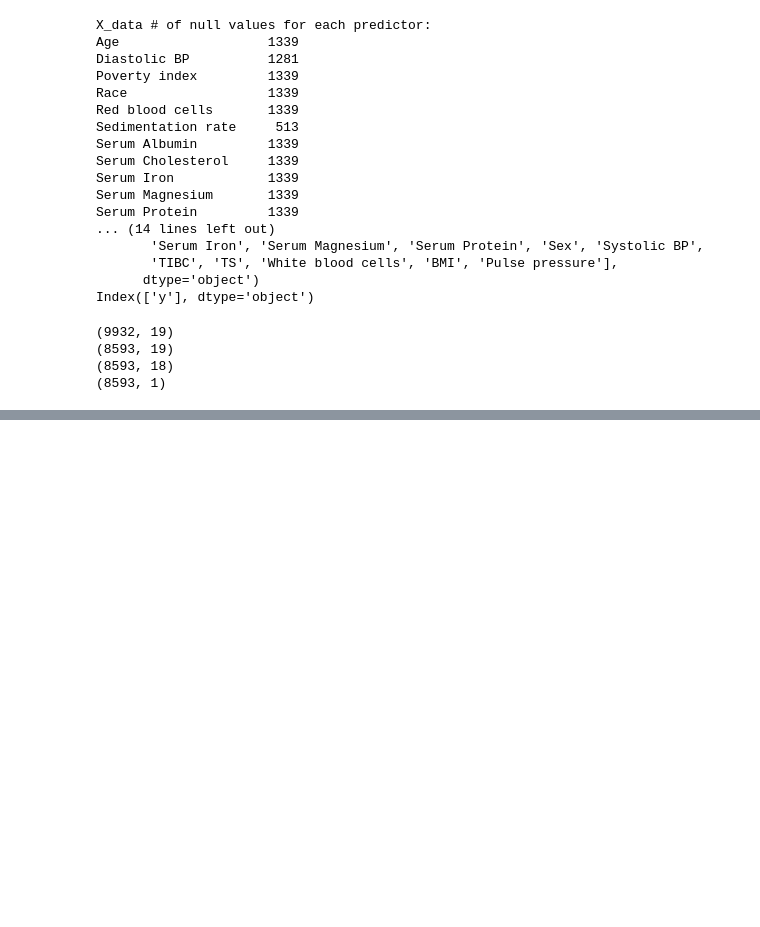
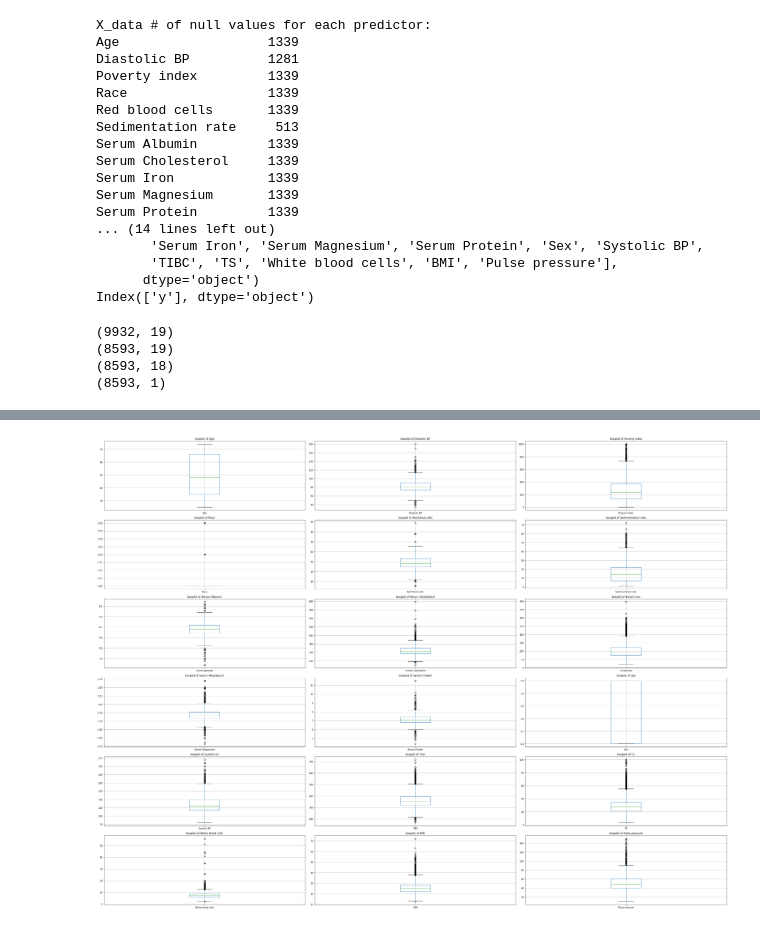
Before and after one commit to raychen2019/Mortality, a Jupyter notebook: imputation.ipynb, the cells around one changed output, grey strips where cells are left out. Drawn from its saved outputs; the diff is of its cells as text; code cells hidden in the pictures; blank space fills up the shorter version.

```diff
--- a/imputation.ipynb
+++ b/imputation.ipynb
@@ -125,0 +116,12 @@ NameError: name 'KNNImputer' is not defined
+# %%
+# impute X_data with KNN imputer, n_neighbors = 1
+
+imputer = KNNImputer(n_neighbors=1)
+imputer_result = imputer.fit_transform(X_data)
+
+# print(imputer_result)
+# print(type(imputer_result))
+
+# turn it into a dataframe, rename columns
+X_data_imputed = pd.DataFrame(imputer_result, columns = X_data.columns)
+X_data_imputed.head()
@@ -125,0 +191,15 @@ NameError: name 'KNNImputer' is not defined
+# %%
+# boxplot for dropped data
+
+fig, axes = plt.subplots(6, 3, figsize = (40, 30))
+for i, col in enumerate(X_data_dropped.columns):
+    a = X_data_dropped.boxplot(col, ax = axes.flatten()[i])
+    axes[i//3, i % 3].set_label(col)
+    axes[i//3, i % 3].set_title("boxplot of " + col)
+plt.tight_layout()
+
+plt.show()
+plt.clf()
+plt.close()
+# %% [output]
+[figure, added]
```
Also changed, not shown: parts of 9 cells of this notebook, 1 other file.
